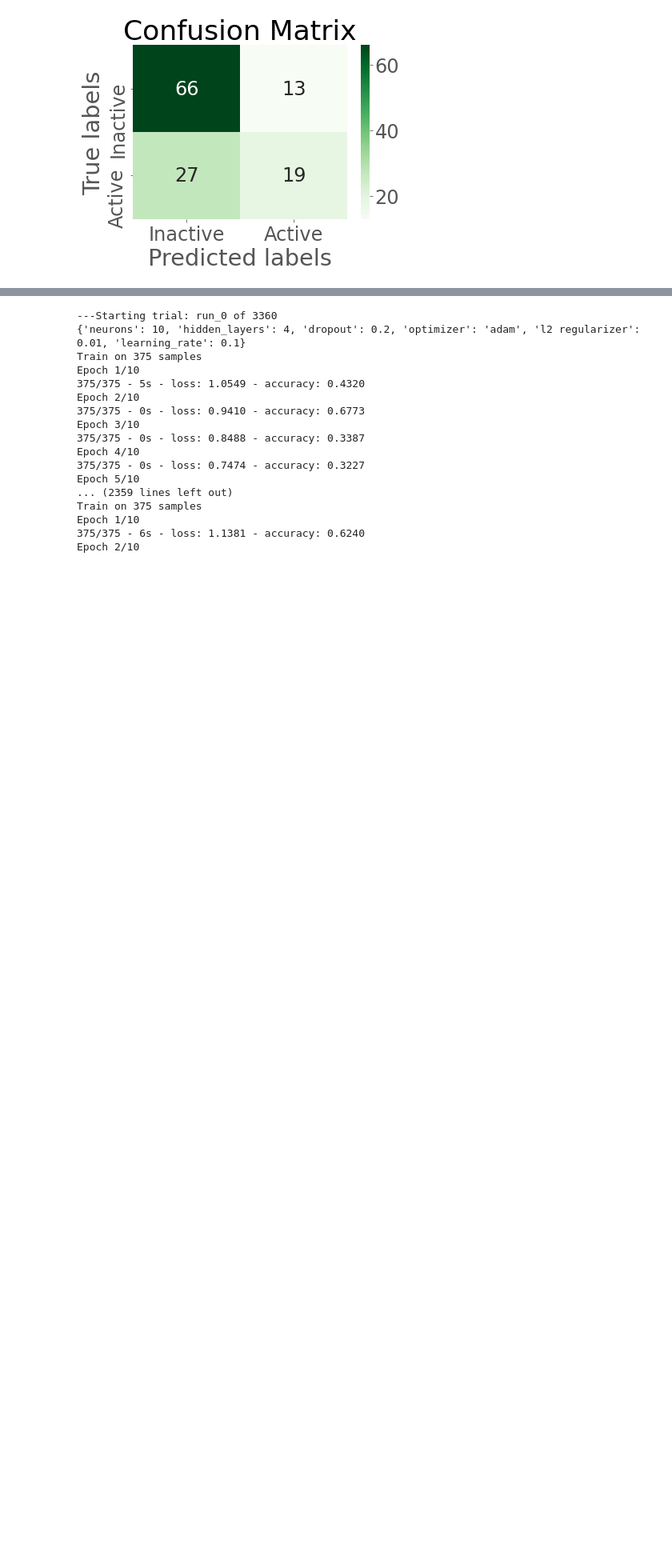
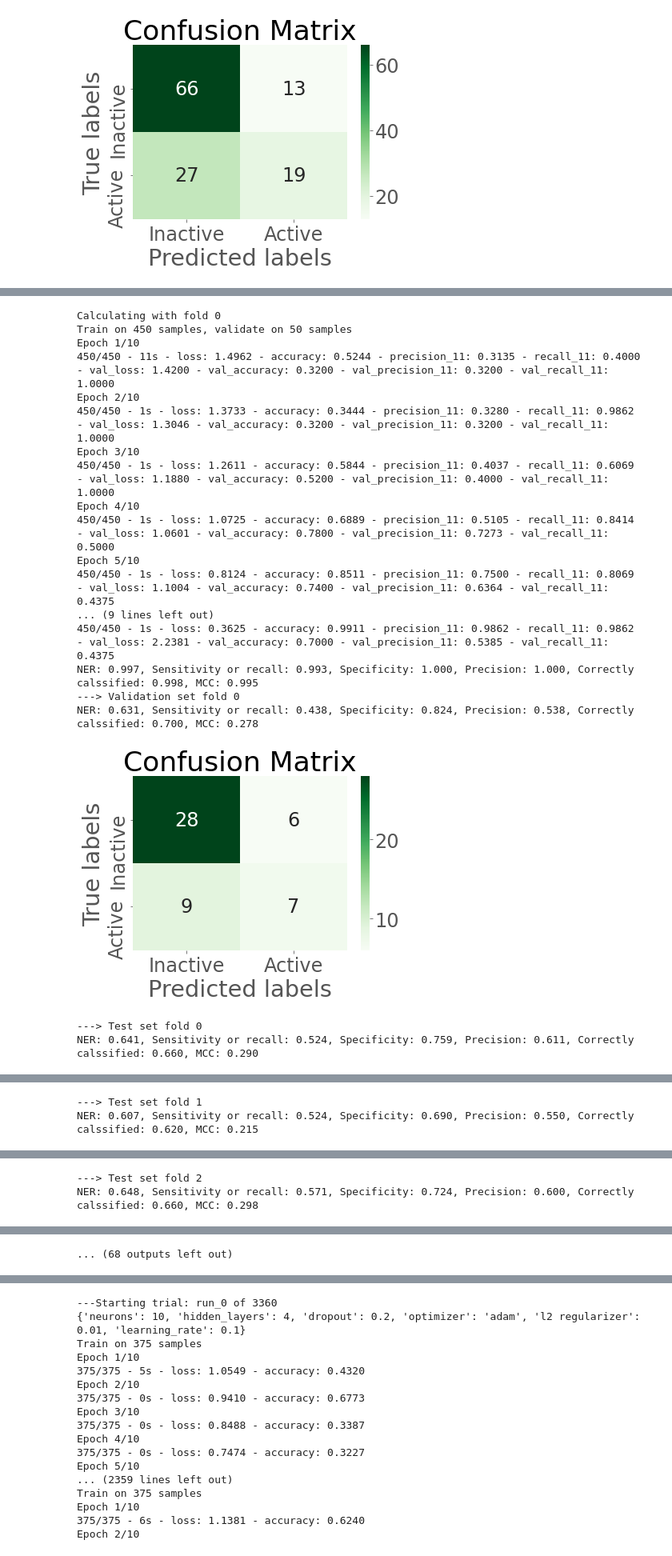
Before and after one commit to cescgina/drug_learning, a Jupyter notebook: drug_learning/2D_smaller_dataset/Morgan.ipynb, the cells around one changed output, grey strips where cells are left out. Shown at 80% size. Drawn from its saved outputs; the diff is of its cells as text; code cells hidden in the pictures; blank space fills up the shorter version.

```diff
--- a/drug_learning/2D_smaller_dataset/Morgan.ipynb
+++ b/drug_learning/2D_smaller_dataset/Morgan.ipynb
@@ -167,18 +180,8 @@ We will split the data and reduce the training set to:
 dataset_size = 500                  # training + validation sets
 trainset_size = int(0.75 * dataset_size)
 testset_size = int(0.25 * dataset_size)  # To have the same #examples in the test and validation set (Assuming that the mini_dataset will be split 75% train/25%val.)
-m_only_2c9 = only2c9_features_fs.shape[0]
 
-np.random.seed(1)
-
-permutation_only_2c9 = list(np.random.permutation(m_only_2c9))
-shuffled_testing_2c9_data = only2c9_features_fs[permutation_only_2c9,:]
-
-shuffled_labels_testing_2c9 = labels_testing_2c9[permutation_only_2c9]
-
-mini_testing_2c9_data = shuffled_testing_2c9_data[:testset_size,:]
-mini_labels_testing_2c9_data = shuffled_labels_testing_2c9[:testset_size].reshape(testset_size,1)
-
+mini_testing_2c9_data, mini_labels_testing_2c9_data = split_test_data(only2c9_features_fs, labels_testing_2c9, testset_size)
 print(mini_testing_2c9_data.shape, mini_labels_testing_2c9_data.shape)
 # %% [output]
 (125, 614) (125, 1)
@@ -247,6 +250,7 @@ def plot_confusion(predicted_values, target_values):
     ax.set_xlabel('Predicted labels');ax.set_ylabel('True labels');
     ax.set_title('Confusion Matrix');
     ax.xaxis.set_ticklabels(['Inactive', 'Active']); ax.yaxis.set_ticklabels(['Inactive', 'Active'])
+    plt.show()
 
 def print_metrics(predicted_values, target_values, verbose=True):
     tn, fp, fn, tp = confusion_matrix(target_values, predicted_values >= 0.5).ravel()
@@ -258,7 +262,7 @@ def print_metrics(predicted_values, target_values, verbose=True):
     mcc = (tp*tn-fp*fn)/np.sqrt((tp+fp)*(tp+fn)*(tn+fp)*(tn+fn))
     if verbose:
         print(f"NER: {ner:.3f}, Sensitivity or recall: {Sn:.3f}, Specificity: {Sp:.3f}, Precision: {precision:.3f}, Correctly calssified: {accuracy:.3f}, MCC: {mcc:.3f}")
-    return mcc
+    return {'accuracy': accuracy, 'precision': precision, 'recall': Sn, 'specificity':Sp, 'mcc':mcc, 'ner':ner}#[accuracy, mcc]#mcc
 
 
 """
@@ -320,7 +324,7 @@ import datetime
 layers_dim = [train_data.shape[1], 130,130,130,130,130,130, 1]
 lr = 0.001
 dropout = 0.2
-optimizer = 'adam
+optimizer = 'adam'
 L2 = 0.001
 
 #callbacks = myCallback()
@@ -404,0 +518,5 @@ NER: 0.624, Sensitivity or recall: 0.413, Specificity: 0.835, Precision: 0.594,
+# %%
+train_val_data = np.concatenate((train_data, val_data), axis=0)
+train_val_labels = np.concatenate((train_labels, val_labels), axis=0)
+
+print(train_val_data.shape, train_val_labels.shape)
@@ -404,0 +525,30 @@ NER: 0.624, Sensitivity or recall: 0.413, Specificity: 0.835, Precision: 0.594,
+# %%
+layers_dim = [train_data.shape[1], 130,130,130,130,130,130, 1]
+lr = 0.001
+dropout = 0.2
+optimizer = 'adam'
+L2 = 0.001
+np.random.seed(1)
+
+CV_parameters, best_model = run_cross_validation(layers_dim, lr, dropout, optimizer, L2, train_val_data, train_val_labels, mini_testing_2c9_data, mini_labels_testing_2c9_data, folds=10)
+# %% [output]
+Calculating with fold 0
+Train on 450 samples, validate on 50 samples
+Epoch 1/10
+450/450 - 11s - loss: 1.4962 - accuracy: 0.5244 - precision_11: 0.3135 - recall_11: 0.4000 - val_loss: 1.4200 - val_accuracy: 0.3200 - val_precision_11: 0.3200 - val_recall_11: 1.0000
+Epoch 2/10
+450/450 - 1s - loss: 1.3733 - accuracy: 0.3444 - precision_11: 0.3280 - recall_11: 0.9862 - val_loss: 1.3046 - val_accuracy: 0.3200 - val_precision_11: 0.3200 - val_recall_11: 1.0000
+Epoch 3/10
+450/450 - 1s - loss: 1.2611 - accuracy: 0.5844 - precision_11: 0.4037 - recall_11: 0.6069 - val_loss: 1.1880 - val_accuracy: 0.5200 - val_precision_11: 0.4000 - val_recall_11: 1.0000
+Epoch 4/10
+450/450 - 1s - loss: 1.0725 - accuracy: 0.6889 - precision_11: 0.5105 - recall_11: 0.8414 - val_loss: 1.0601 - val_accuracy: 0.7800 - val_precision_11: 0.7273 - val_recall_11: 0.5000
+Epoch 5/10
+450/450 - 1s - loss: 0.8124 - accuracy: 0.8511 - precision_11: 0.7500 - recall_11: 0.8069 - val_loss: 1.1004 - val_accuracy: 0.7400 - val_precision_11: 0.6364 - val_recall_11: 0.4375
+... (9 lines left out)
+450/450 - 1s - loss: 0.3625 - accuracy: 0.9911 - precision_11: 0.9862 - recall_11: 0.9862 - val_loss: 2.2381 - val_accuracy: 0.7000 - val_precision_11: 0.5385 - val_recall_11: 0.4375
+NER: 0.997, Sensitivity or recall: 0.993, Specificity: 1.000, Precision: 1.000, Correctly calssified: 0.998, MCC: 0.995
+---> Validation set fold 0
+NER: 0.631, Sensitivity or recall: 0.438, Specificity: 0.824, Precision: 0.538, Correctly calssified: 0.700, MCC: 0.278
+[figure, added]
+---> Test set fold 0
+NER: 0.641, Sensitivity or recall: 0.524, Specificity: 0.759, Precision: 0.611, Correctly calssified: 0.660, MCC: 0.290
@@ -404,0 +574,2 @@ NER: 0.624, Sensitivity or recall: 0.413, Specificity: 0.835, Precision: 0.594,
+---> Test set fold 1
+NER: 0.607, Sensitivity or recall: 0.524, Specificity: 0.690, Precision: 0.550, Correctly calssified: 0.620, MCC: 0.215
@@ -404,0 +595,2 @@ NER: 0.624, Sensitivity or recall: 0.413, Specificity: 0.835, Precision: 0.594,
+---> Test set fold 2
+NER: 0.648, Sensitivity or recall: 0.571, Specificity: 0.724, Precision: 0.600, Correctly calssified: 0.660, MCC: 0.298
@@ -404,0 +598 @@ NER: 0.624, Sensitivity or recall: 0.413, Specificity: 0.835, Precision: 0.594,
+... (68 outputs left out)
```
Also changed, not shown: parts of 10 cells of this notebook.
